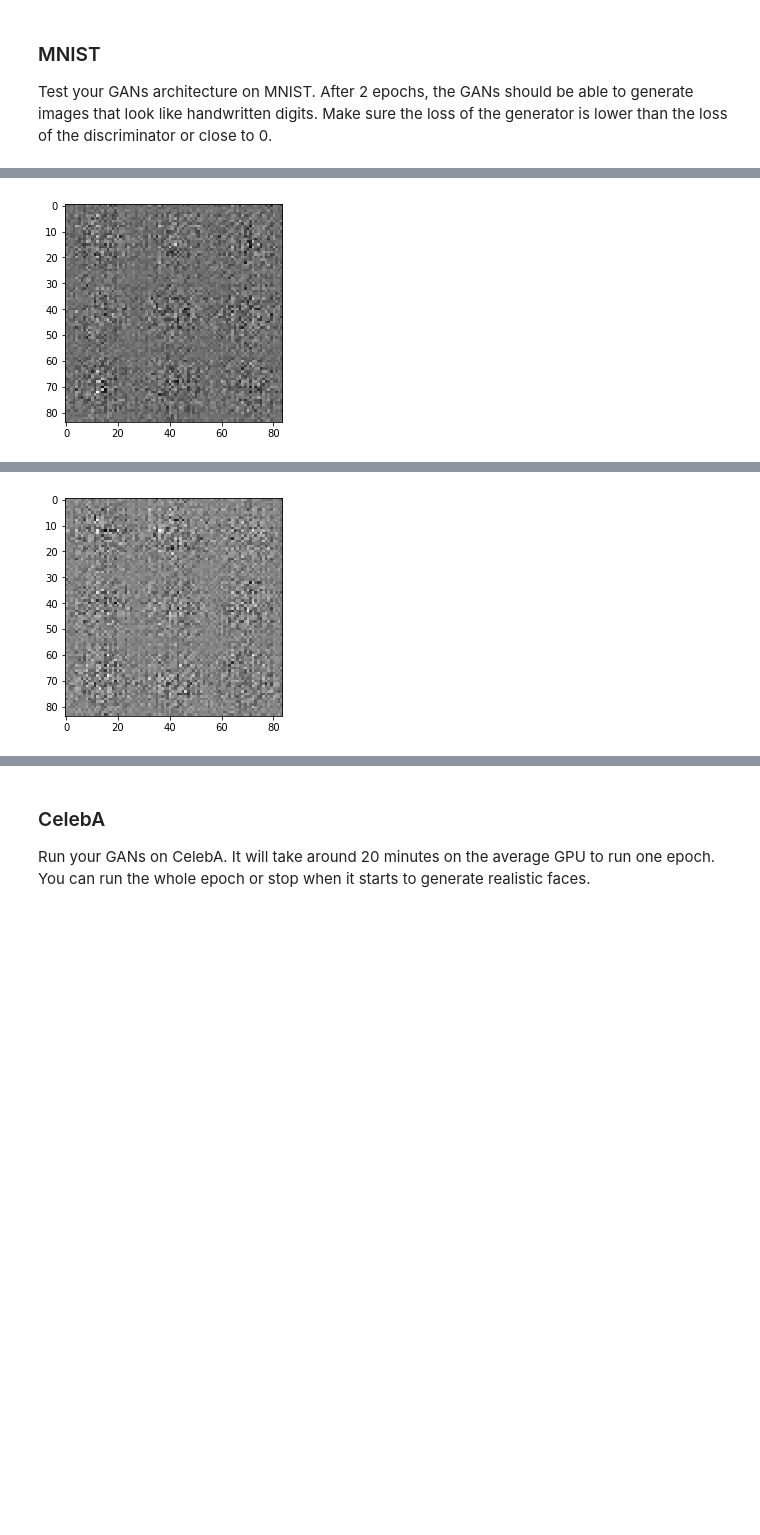
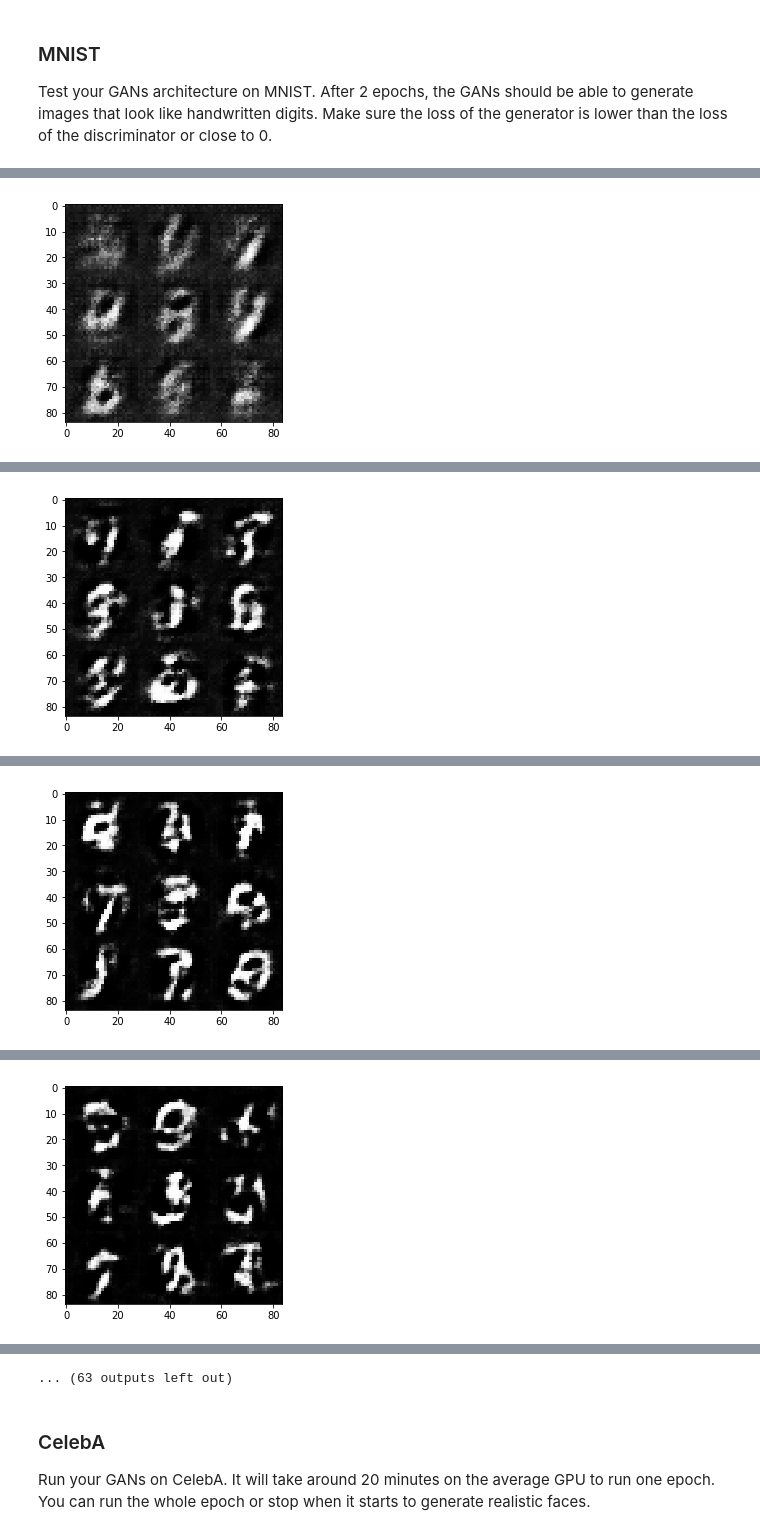
Before and after one commit to Liwmo/face-generation, a Jupyter notebook: dlnd_face_generation.ipynb, the cells around one changed output, grey strips where cells are left out. Drawn from its saved outputs; the diff is of its cells as text; code cells hidden in the pictures; blank space fills up the shorter version.

Commit message:
training complete for mnist and celeba

```diff
--- a/dlnd_face_generation.ipynb
+++ b/dlnd_face_generation.ipynb
@@ -178,16 +180,18 @@ def generator(z, out_channel_dim, is_train=True, alpha=0.2):
     with tf.variable_scope('generator', reuse= not is_train) as g_scope:
         x = tf.layers.dense(z, 4 * 4 * 256)
         x = tf.reshape(x, [-1, 4, 4, 256])
+        x = tf.layers.batch_normalization(x, training=is_train)
+        x = tf.maximum(alpha * x, x)
 
         x1 = tf.layers.conv2d_transpose(x, 128, 4, 1, 'valid')
         x1 = tf.layers.batch_normalization(x1, training=is_train)
         x1 = tf.maximum(alpha * x1, x1)
 
-        x2 = tf.layers.conv2d_transpose(x1, 64, 2, 2, 'same')
+        x2 = tf.layers.conv2d_transpose(x1, 64, 5, 2, 'same')
         x2 = tf.layers.batch_normalization(x2, training=is_train)
         x2 = tf.maximum(alpha * x2, x2)
 
-        logits = tf.layers.conv2d_transpose(x2, out_channel_dim, 2, 2, 'same')
+        logits = tf.layers.conv2d_transpose(x2, out_channel_dim, 5, 2, 'same')
         output = tf.tanh(logits)
         return output
 
@@ -216,14 +220,15 @@ def model_loss(input_real, input_z, out_channel_dim):
     g_output = generator(input_z, out_channel_dim, is_train=True)
     d_output_fake, d_logits_fake = discriminator(g_output, reuse=True)
 
-    d_target_real = tf.ones_like(d_logits_real)
+    d_target_real = tf.ones_like(d_logits_real) * 0.9
     d_target_fake = tf.zeros_like(d_logits_fake)
 
     d_loss_real = tf.reduce_mean(tf.nn.sigmoid_cross_entropy_with_logits(logits=d_logits_real, labels=d_target_real))
     d_loss_fake = tf.reduce_mean(tf.nn.sigmoid_cross_entropy_with_logits(logits=d_logits_fake, labels=d_target_fake))
 
     d_loss = d_loss_real + d_loss_fake
-    g_loss = tf.reduce_mean(tf.nn.sigmoid_cross_entropy_with_logits(logits=d_logits_fake, labels=d_target_real))
+    g_target = tf.ones_like(d_logits_fake)
+    g_loss = tf.reduce_mean(tf.nn.sigmoid_cross_entropy_with_logits(logits=d_logits_fake, labels=g_target))
     return d_loss, g_loss
 
 """
@@ -249,9 +254,9 @@ def model_opt(d_loss, g_loss, learning_rate, beta1):
     g_vars = [var for var in train_vars if var.name.startswith('generator')]
     d_vars = [var for var in train_vars if var.name.startswith('discriminator')]
 
-    with tf.control_dependencies(tf.get_collection(tf.GraphKeys.TRAINABLE_VARIABLES)):
-        g_train_op = tf.train.AdamOptimizer(learning_rate=learning_rate, beta1=beta1).minimize(g_loss)
-        d_train_op = tf.train.AdamOptimizer(learning_rate=learning_rate, beta1=beta1).minimize(d_loss)
+    with tf.control_dependencies(tf.get_collection(tf.GraphKeys.UPDATE_OPS)):
+        g_train_op = tf.train.AdamOptimizer(learning_rate=learning_rate, beta1=beta1).minimize(g_loss, var_list=g_vars)
+        d_train_op = tf.train.AdamOptimizer(learning_rate=learning_rate, beta1=beta1).minimize(d_loss, var_list=d_vars)
 
     return d_train_op, g_train_op
 
@@ -324,8 +329,13 @@ def train(epoch_count, batch_size, z_dim, learning_rate, beta1, get_batches, dat
         for epoch_i in range(epoch_count):
             for batch_images in get_batches(batch_size):
                 iteration += 1
+                batch_images = batch_images * 2
                 z = np.random.uniform(-1, 1, [batch_size, z_dim])
-                sess.run([d_opt, g_opt], feed_dict={real_input: batch_images, z_input: z,
+                sess.run(d_opt, feed_dict={real_input: batch_images, z_input: z,
+                                                    learn_rate: learning_rate})
+                sess.run(g_opt, feed_dict={real_input: batch_images, z_input: z,
+                                                    learn_rate: learning_rate})
+                sess.run(g_opt, feed_dict={real_input: batch_images, z_input: z,
                                                     learn_rate: learning_rate})
 
                 if iteration % 10 == 0:
@@ -337,15 +347,15 @@ def train(epoch_count, batch_size, z_dim, learning_rate, beta1, get_batches, dat
                           "Generat. Loss: {:.4f}".format(g))
 
                 if iteration % 100 == 0:
-                    show_generator_output(sess, 10, z_input, data_shape[3], data_image_mode)
+                    show_generator_output(sess, 9, z_input, data_shape[3], data_image_mode)
 # %% [markdown]
 ### MNIST
 Test your GANs architecture on MNIST.  After 2 epochs, the GANs should be able to generate images that look like handwritten digits.  Make sure the loss of the generator is lower than the loss of the discriminator or close to 0.
 # %%
-batch_size = 128
-z_dim = 100
-learning_rate = 0.0001
-beta1 = 0.5
+batch_size = 32
+z_dim = 200
+learning_rate = 0.0002
+beta1 = 0.3
 
 
 """
@@ -371 +381 @@ Epoch: 1/2 Iteration: 100 Discrim. Loss: 0.8791 Generat. Loss: 0.5882
-[figure, old version]
+[figure, new version]
@@ -382 +392 @@ Epoch: 1/2 Iteration: 200 Discrim. Loss: 0.8791 Generat. Loss: 0.5754
-[figure, old version]
+[figure, new version]
@@ -383,0 +403 @@ KeyboardInterrupt:
+[figure, added]
@@ -383,0 +414 @@ KeyboardInterrupt:
+[figure, added]
@@ -384,3 +437,4 @@ KeyboardInterrupt:
+... (63 outputs left out)
 # %% [markdown]
 ### CelebA
 Run your GANs on CelebA.  It will take around 20 minutes on the average GPU to run one epoch.  You can run the whole epoch or stop when it starts to generate realistic faces.
```
Also changed, not shown: parts of 7 cells of this notebook.
